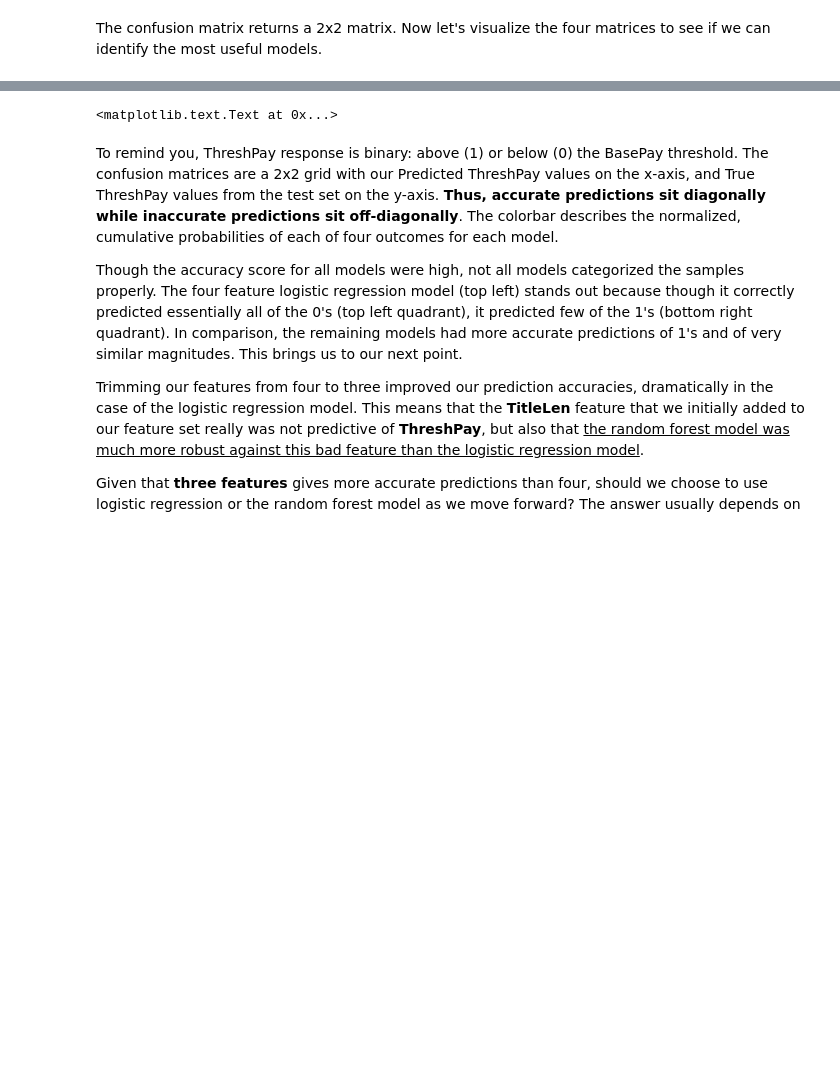
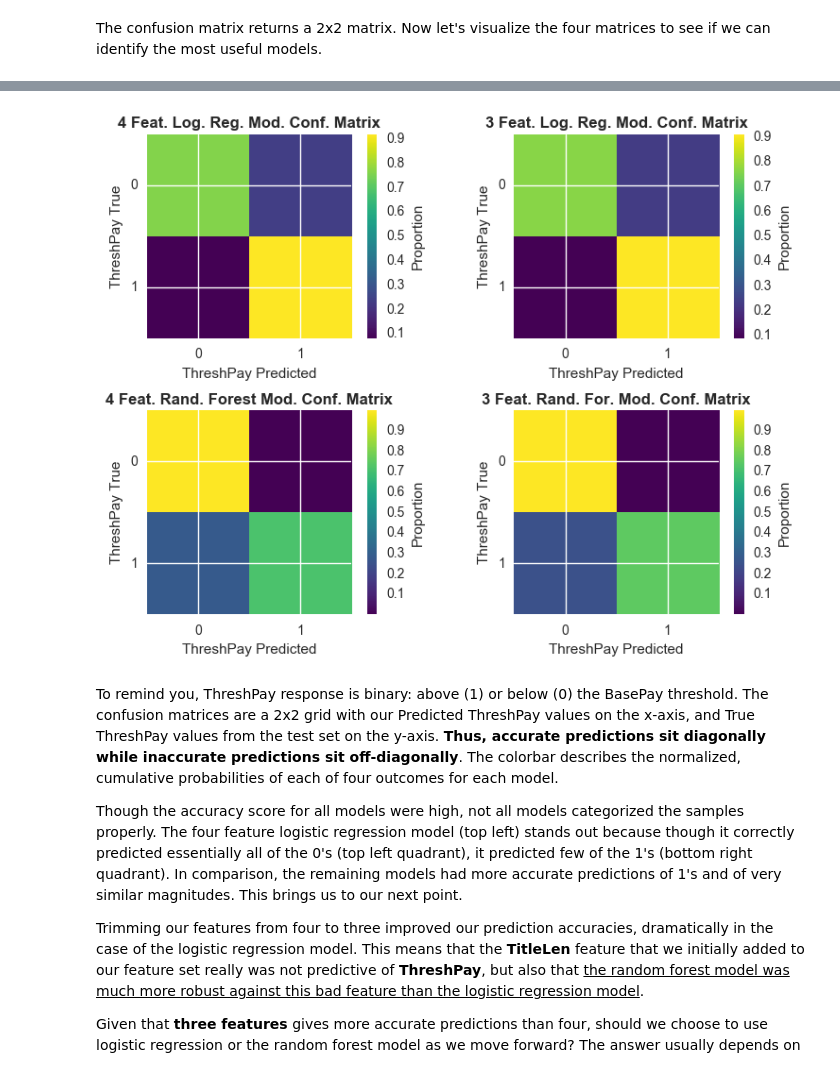
Before and after one commit to ramalldf/informatics, a Jupyter notebook: sf_otherpay_predict.ipynb, the cells around one changed output, grey strips where cells are left out. Saved outputs shown, nothing was run; the diff lists cells and outputs as text; code cells hidden in the pictures; blank space fills up the shorter version.

```diff
--- a/sf_otherpay_predict.ipynb
+++ b/sf_otherpay_predict.ipynb
@@ -253,8 +259,8 @@ from sklearn.linear_model import LogisticRegression
 from sklearn.ensemble import RandomForestClassifier
 from sklearn.metrics import accuracy_score, confusion_matrix
 
-#Initialize model objects for all four situations
-logmod= LogisticRegression()#Include all four features
-logmod2= LogisticRegression()#All features but TitleLen
-forest= RandomForestClassifier(n_estimators= 100)#Include all four features
-forest2= RandomForestClassifier(n_estimators= 100)#All features but TitleLen
+#Initialize model objects for all four situations, since
+logmod= LogisticRegression(class_weight = 'balanced', random_state= 42)#Include all four features
+logmod2= LogisticRegression(class_weight = 'balanced', random_state= 42)#All features but TitleLen
+forest= RandomForestClassifier(n_estimators= 100, class_weight = 'balanced', random_state= 42)#Include all four features
+forest2= RandomForestClassifier(n_estimators= 100, class_weight = 'balanced', random_state= 42)#All features but TitleLen
@@ -304,6 +314,8 @@ cmForpred2Norm = cmForpred2.astype('float') / cmForpred2.sum(axis=1)[:, np.newax
 # %% [markdown]
 The confusion matrix returns a 2x2 matrix. Now let's visualize the four matrices to see if we can identify the most useful models.
 # %%
+fig,ax= plt.subplots(1,1, figsize=(8,6))
+
 plt.subplot(2,2,1)
 plt.imshow(cmLogNorm, interpolation='nearest', cmap='viridis')
 plt.ylabel('ThreshPay True')
@@ -340,4 +352,5 @@ plt.xticks(np.arange(0,2))
 plt.yticks(np.arange(0,2))
 plt.colorbar(label='Proportion')
 plt.title('3 Feat. Rand. For. Mod. Conf. Matrix', fontweight= 'bold')
+plt.tight_layout()
 # %% [output]
@@ -346,4 +357,4 @@ plt.title('3 Feat. Rand. For. Mod. Conf. Matrix', fontweight= 'bold')
-<matplotlib.text.Text at 0x...>
+[figure, added]
 # %% [markdown]
 To remind you, ThreshPay response is binary: above (1) or below (0) the BasePay threshold. The confusion matrices are a 2x2 grid with our Predicted ThreshPay values on the x-axis, and True ThreshPay values from the test set on the y-axis. <strong>Thus, accurate predictions sit diagonally while inaccurate predictions sit off-diagonally</strong>. The colorbar describes the normalized, cumulative probabilities of each of four outcomes for each model.
 <p></p>
```
Also changed, not shown: parts of 11 cells of this notebook.
